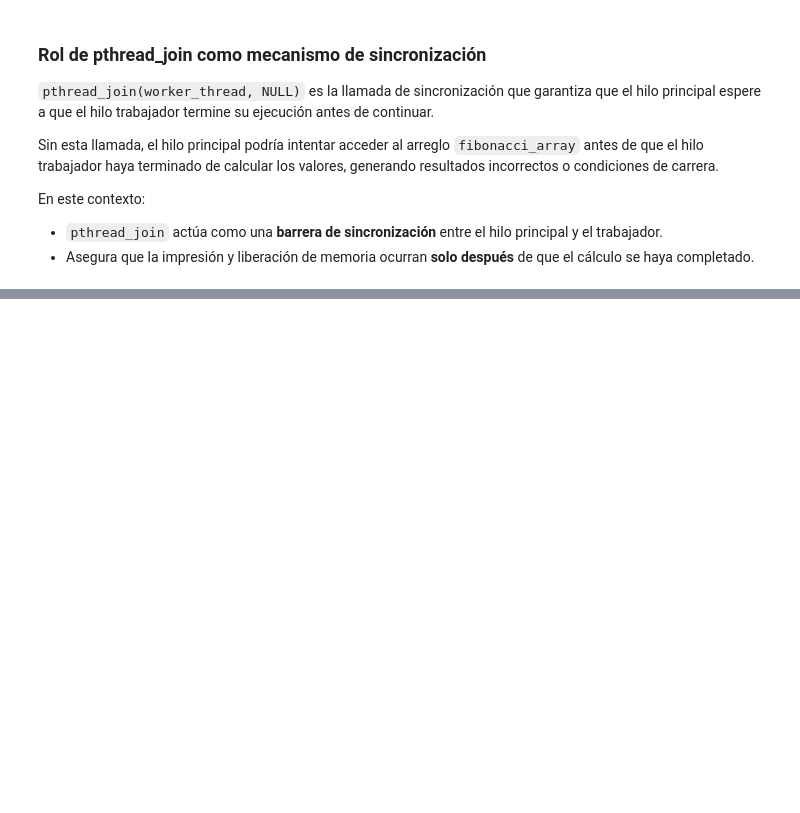
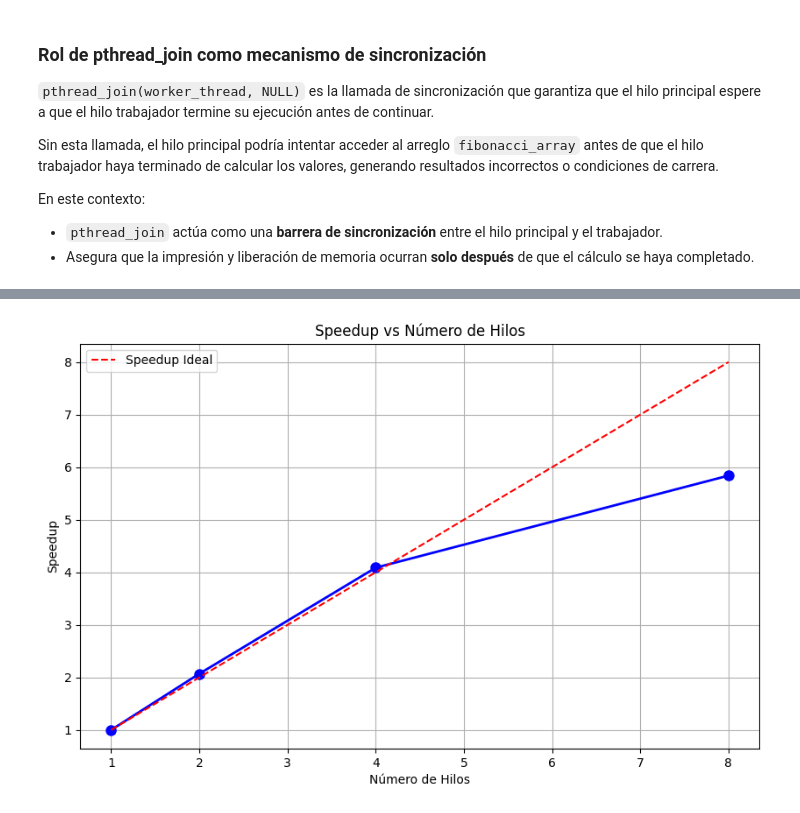
Before and after one commit to C0SS10/SO-Lab3-20252, a Jupyter notebook: analisis.ipynb, the cells around one changed output, grey strips where cells are left out. Drawn from its saved outputs; the diff is of its cells as text; code cells hidden in the pictures; blank space fills up the shorter version.

```diff
--- a/analisis.ipynb
+++ b/analisis.ipynb
@@ -165,0 +204,19 @@ En este contexto:
+# %%
+# Datos medidos
+T_s = 2.243049  # Tiempo serial (1 hilo)
+data = {
+    'N_hilos': [1, 2, 4, 8],
+    'T_p': [2.243049, 1.083775, 0.548735, 0.384105]
+}
+
+# Calcular Speedup y Eficiencia
+data['Speedup'] = [T_s/t for t in data['T_p']]
+data['Eficiencia'] = [s/n for s, n in zip(data['Speedup'], data['N_hilos'])]
+
+# Crear DataFrame
+df = pd.DataFrame(data)
+df.set_index('N_hilos', inplace=True)
+
+# Mostrar tabla
+print("Tabla de Rendimiento:")
+print(df.to_string(float_format=lambda x: '{:.3f}'.format(x)))
@@ -165,0 +231,13 @@ En este contexto:
+# %%
+# Gráfico de Speedup
+plt.figure(figsize=(10, 6))
+plt.plot(data['N_hilos'], data['Speedup'], 'bo-', linewidth=2, markersize=8)
+plt.plot([1, 8], [1, 8], 'r--', label='Speedup Ideal')
+plt.xlabel('Número de Hilos')
+plt.ylabel('Speedup')
+plt.title('Speedup vs Número de Hilos')
+plt.grid(True)
+plt.legend()
+plt.show()
+# %% [output]
+[figure, added]
```
Also changed, not shown: parts of 6 cells of this notebook, 3 other files.
